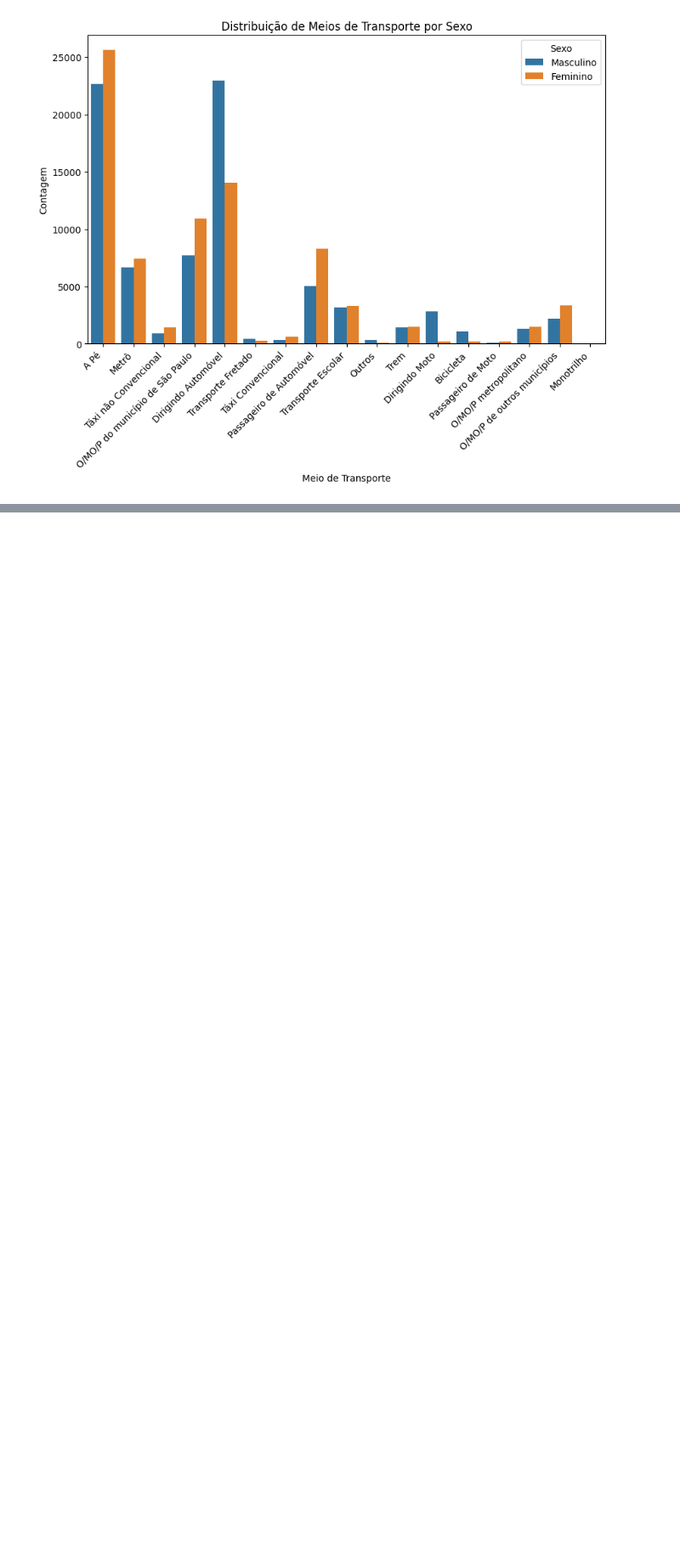
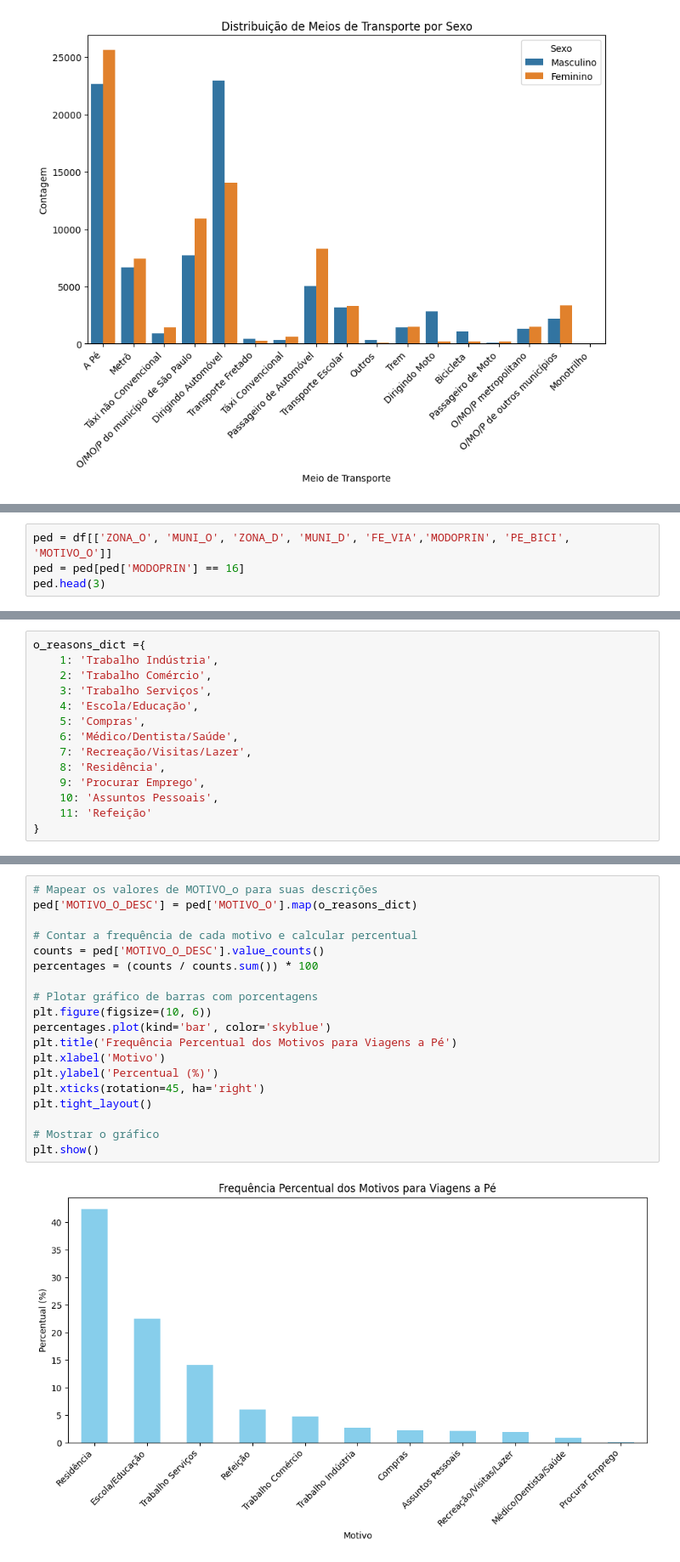
Before and after one commit to gustavo-rmontes/TCC, a Jupyter notebook: mobility_flow/flow.ipynb, the cells around one changed output, grey strips where cells are left out. Shown at 85% size. Saved outputs shown, nothing was run; the diff lists cells and outputs as text; blank space fills up the shorter version.

Commit message:
update flow reasons analysis

```diff
--- a/mobility_flow/flow.ipynb
+++ b/mobility_flow/flow.ipynb
@@ -203,0 +181,4 @@ Series([], Name: proportion, dtype: float64)
+# %%
+ped = df[['ZONA_O', 'MUNI_O', 'ZONA_D', 'MUNI_D', 'FE_VIA','MODOPRIN', 'PE_BICI', 'MOTIVO_O']]
+ped = ped[ped['MODOPRIN'] == 16]
+ped.head(3)
@@ -203,0 +190,14 @@ Series([], Name: proportion, dtype: float64)
+# %%
+o_reasons_dict ={
+    1: 'Trabalho Indústria',
+    2: 'Trabalho Comércio',
+    3: 'Trabalho Serviços',
+    4: 'Escola/Educação',
+    5: 'Compras',
+    6: 'Médico/Dentista/Saúde',
+    7: 'Recreação/Visitas/Lazer',
+    8: 'Residência',
+    9: 'Procurar Emprego',
+    10: 'Assuntos Pessoais',
+    11: 'Refeição'
+}
@@ -203,0 +215,21 @@ Series([], Name: proportion, dtype: float64)
+# %%
+# Mapear os valores de MOTIVO_o para suas descrições
+ped['MOTIVO_O_DESC'] = ped['MOTIVO_O'].map(o_reasons_dict)
+
+# Contar a frequência de cada motivo e calcular percentual
+counts = ped['MOTIVO_O_DESC'].value_counts()
+percentages = (counts / counts.sum()) * 100
+
+# Plotar gráfico de barras com porcentagens
+plt.figure(figsize=(10, 6))
+percentages.plot(kind='bar', color='skyblue')
+plt.title('Frequência Percentual dos Motivos para Viagens a Pé')
+plt.xlabel('Motivo')
+plt.ylabel('Percentual (%)')
+plt.xticks(rotation=45, ha='right')
+plt.tight_layout()
+
+# Mostrar o gráfico
+plt.show()
+# %% [output]
+[figure, added]
```
Also changed, not shown: parts of 13 cells of this notebook.
